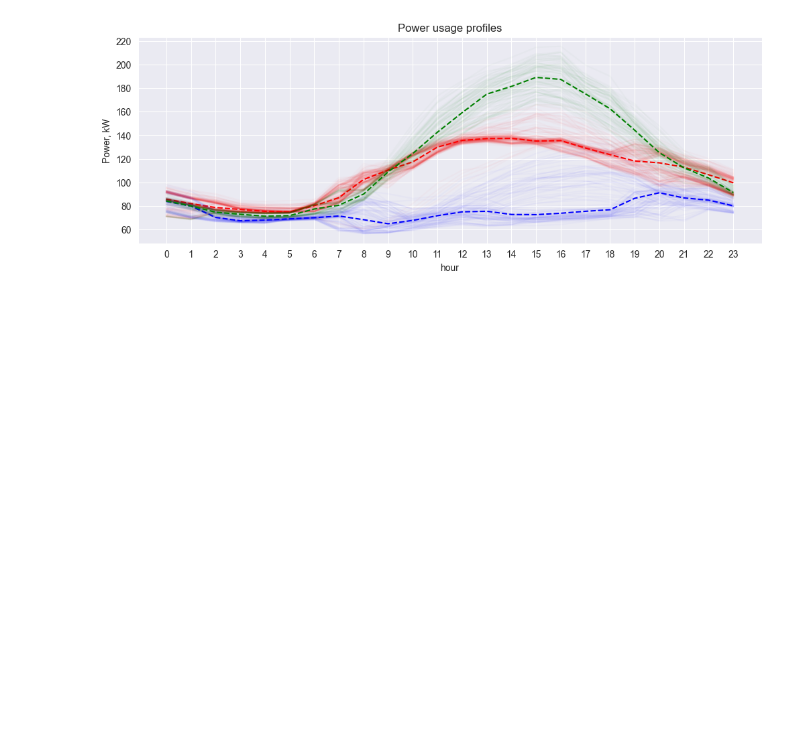
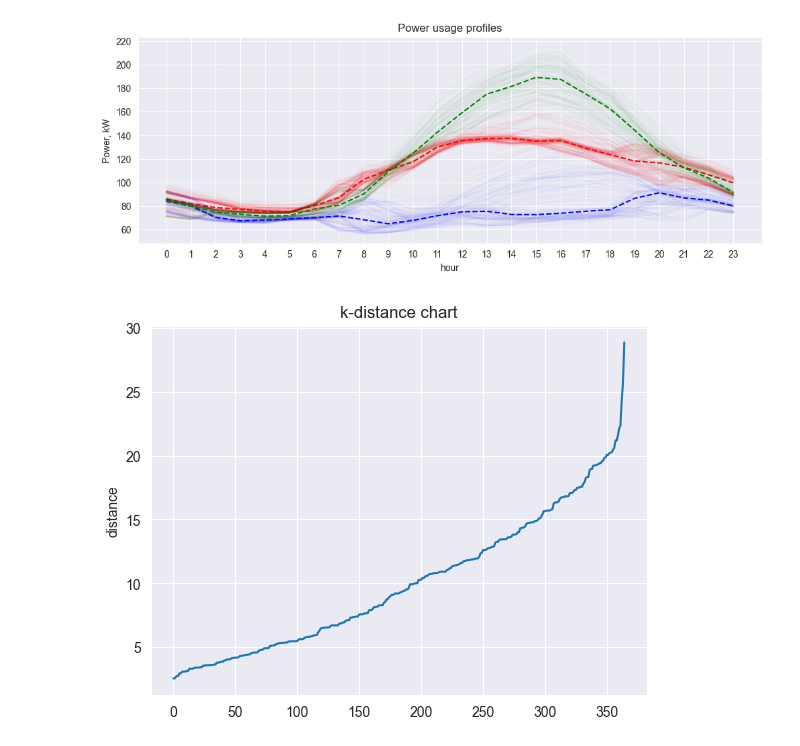
Before and after one commit to nitishsingh158/energy_consumption_clustering, a Jupyter notebook: energy_clustering.ipynb, the cells around one changed output. Drawn from its saved outputs; the diff is of its cells as text; code cells hidden in the pictures; blank space fills up the shorter version.

```diff
--- a/energy_clustering.ipynb
+++ b/energy_clustering.ipynb
@@ -206 +214,9 @@ plt.xticks(range(0, 24, 1));
+# %%
+distances_sorted = np.sort(distances, axis=0)
+distances_sorted = distances_sorted[:,1]
+sns.lineplot(distances_sorted)
+plt.ylabel("distance")
+plt.title("k-distance chart");
+# %% [output]
+[figure, added]
 # %%
```
Also changed, not shown: parts of 6 cells of this notebook.
